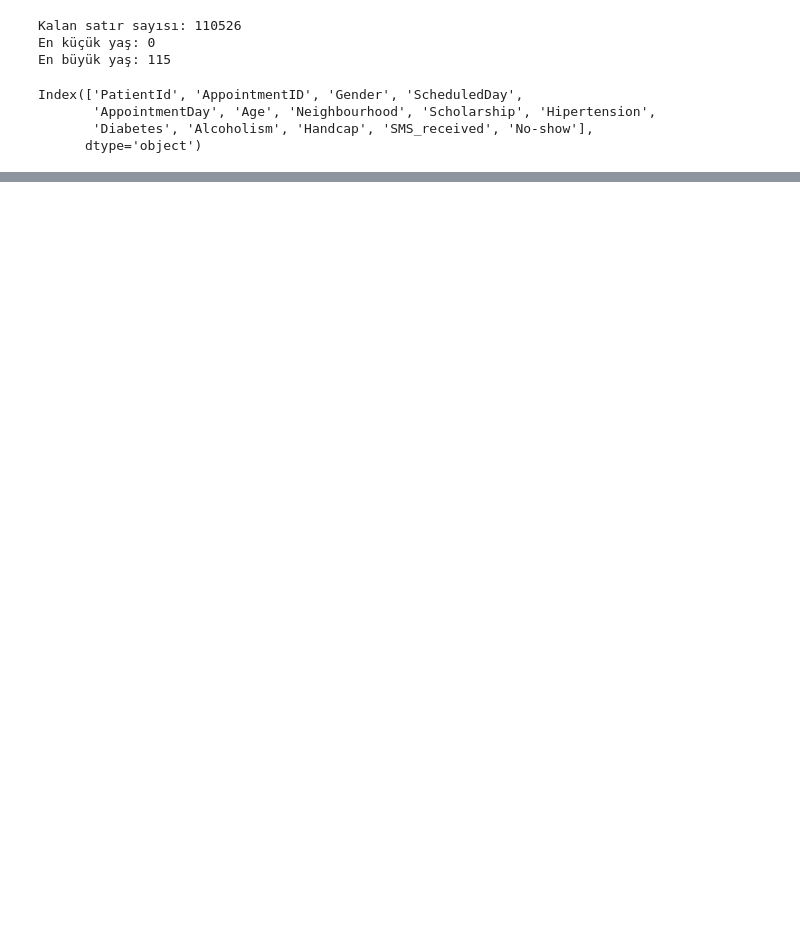
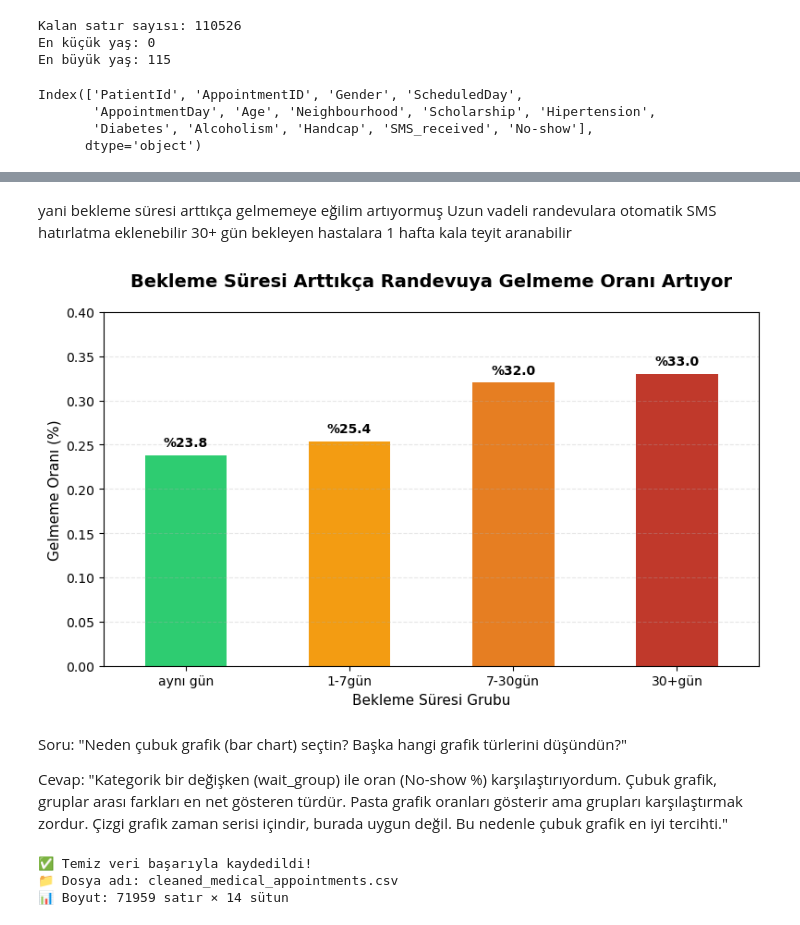
Before and after one commit to semra2314/Medical-Appointment-Project, a Jupyter notebook: anlam.ipynb, the cells around one changed output, grey strips where cells are left out. Cells and saved outputs as stored; diff of their text form; code cells hidden in the pictures; blank space fills up the shorter version.

Commit message:
temel temizlik ve özellik üretimi yapıldı yeni csv oluşturuldu

```diff
--- a/anlam.ipynb
+++ b/anlam.ipynb
@@ -244,0 +327,20 @@ df['wait_days'] = df['wait_days'].clip(lower=0)
+# %%
+# bekeleme süresini anlamlı gruplara bölelim
+# pd.cut(...):Sayısal bir sütunu (wait_days), verdiğimiz aralıklara (bins) göre kategorik gruplara böler.
+df['wait_group']=pd.cut(df['wait_days'],
+bins=[0,1,7,30,365],  #aralıklar
+labels=['aynı gün','1-7gün','7-30gün','30+gün'])    #aralıklara verdiğimiz isimler
+
+# her grup için "gelme/gelmeme oranlarını hesaplayalım
+analysis =df.groupby('wait_group')['No-show'].value_counts(normalize=True).unstack()
+
+# .groupby('wait_group'):Veriyi bu yeni gruplara göre ayırır.
+'''
+['No-show'].value_counts(normalize=True):Her grupta No ve Yes kaç kez geçmiş, oran (%) olarak hesaplar.
+.unstack():Çıktıyı yan yana tablo formatına çevirir (gruplar satır, No/Yes sütun olur).
+'''
+# sadece gelmemeye "yes" sütununu çekip sıralayalım  ,  analysis['Yes']:Sadece "Gelmemeyi" (Yes) temsil eden sütunu çeker.
+no_show_rates = analysis['Yes'].sort_index()
+
+print("bekleme süresine göre randevıya gelmeme oranları:")
+print(no_show_rates)
@@ -244,0 +355,49 @@ df['wait_days'] = df['wait_days'].clip(lower=0)
+# %% [markdown]
+yani bekleme süresi arttıkça gelmemeye eğilim artıyormuş
+ Uzun vadeli randevulara otomatik SMS hatırlatma eklenebilir
+ 30+ gün bekleyen hastalara 1 hafta kala teyit aranabilir
+# %%
+import matplotlib.pyplot as plt
+
+# Grafik boyutunu ayarla
+plt.figure(figsize=(8, 5))
+
+# Çubuk grafik çiz
+no_show_rates.plot(kind='bar', color=['#2ecc71', '#f39c12', '#e67e22', '#c0392b'])
+
+# Başlık ve etiketler
+plt.title('Bekleme Süresi Arttıkça Randevuya Gelmeme Oranı Artıyor', fontsize=14, fontweight='bold', pad=20)
+plt.xlabel('Bekleme Süresi Grubu', fontsize=11)
+plt.ylabel('Gelmeme Oranı (%)', fontsize=11)
+plt.xticks(rotation=0)
+plt.ylim(0, 0.4)  # Y eksenini 0-40% arasına sabitler, karşılaştırmayı kolaylaştırır
+
+# Yüzde etiketlerini çubukların üstüne yaz
+for i, v in enumerate(no_show_rates):
+    plt.text(i, v + 0.01, f'%{v*100:.1f}', ha='center', fontweight='bold')
+
+plt.grid(axis='y', alpha=0.3, linestyle='--') #Yatay ızgara ekler, değer okumayı kolaylaştırır
+plt.tight_layout()   #Etiketlerin kesilmesini engeller, düzeni optimize eder
+plt.show()
+# %% [output]
+[figure, added]
+# %% [markdown]
+Soru: "Neden çubuk grafik (bar chart) seçtin? Başka hangi grafik türlerini düşündün?"
+
+ Cevap: "Kategorik bir değişken (wait_group) ile oran (No-show %) karşılaştırıyordum. Çubuk grafik, gruplar arası farkları en net gösteren türdür. Pasta grafik oranları gösterir ama grupları karşılaştırmak zordur. Çizgi grafik zaman serisi içindir, burada uygun değil. Bu nedenle çubuk grafik en iyi tercihti."
+# %%
+df_final = df[columns_to_keep].copy()
+
+
+# CSV olarak kaydet
+df_final.to_csv('cleaned_medical_appointments.csv', index=False, encoding='utf-8-sig')
+
+# index=False:Satır numaralarını (0,1,2...) dosyaya yazmaz, temiz çıktı sağlar
+# encoding='utf-8-sig':Türkçe karakterlerin (Ş,ğ,ü) Excel'de düzgün açılmasını sağlar
+print("✅ Temiz veri başarıyla kaydedildi!")
+print(f"📁 Dosya adı: cleaned_medical_appointments.csv")
+print(f"📊 Boyut: {df_final.shape[0]} satır × {df_final.shape[1]} sütun")
+# %% [output]
+✅ Temiz veri başarıyla kaydedildi!
+📁 Dosya adı: cleaned_medical_appointments.csv
+📊 Boyut: 71959 satır × 14 sütun
```
Also changed, not shown: parts of 14 cells of this notebook, 1 other file.
